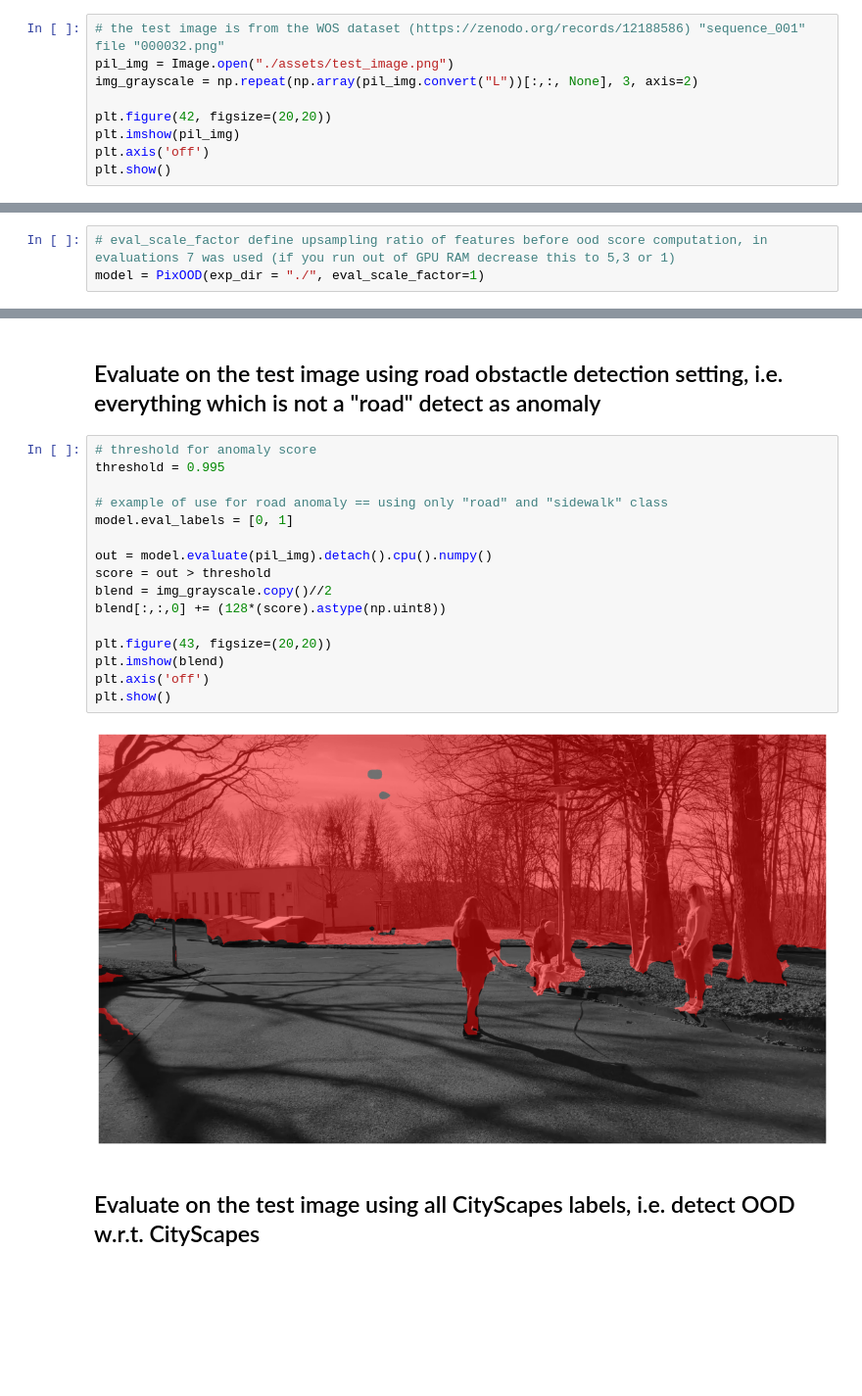
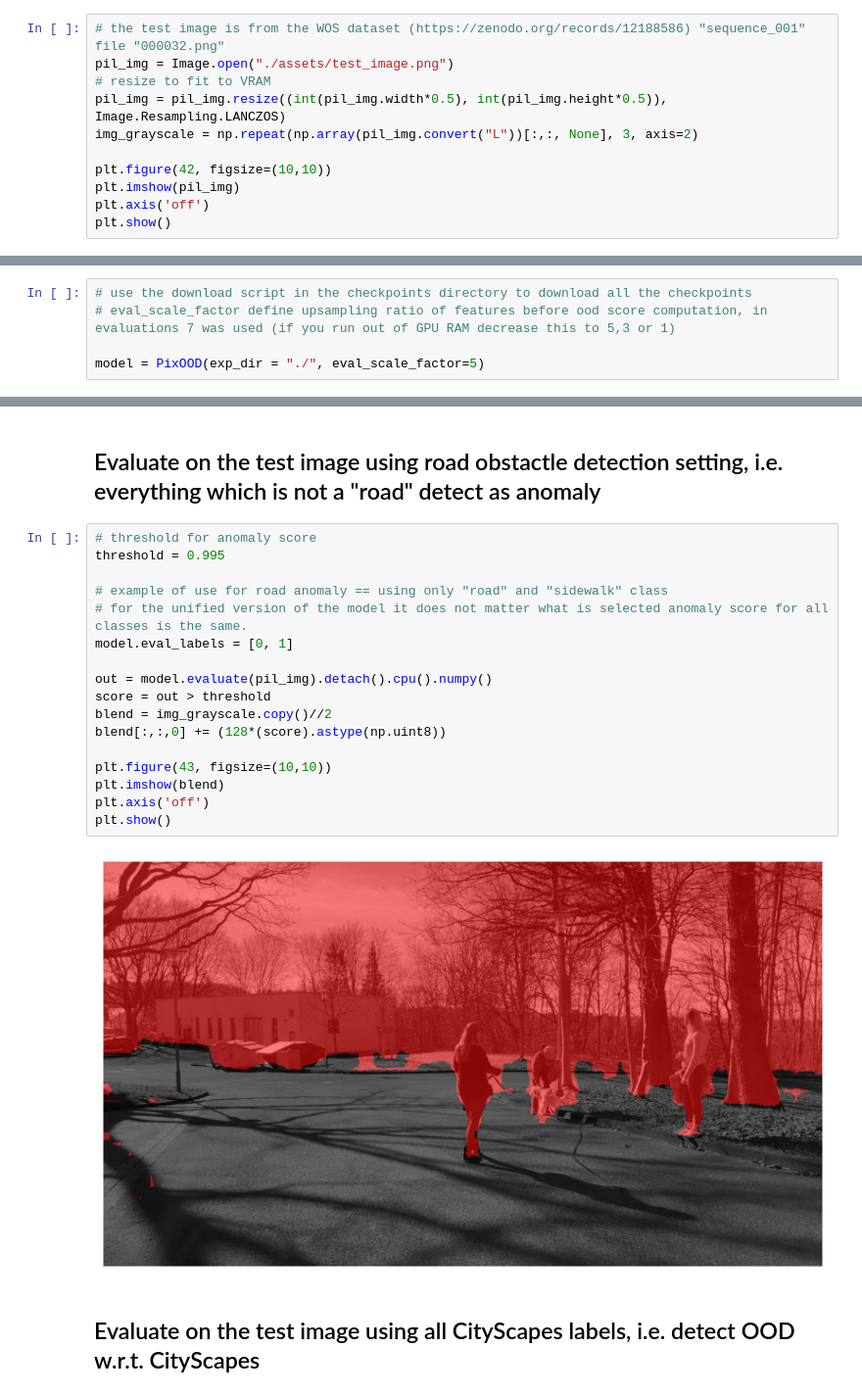
Before and after one commit to vojirt/PixOOD, a Jupyter notebook: example.ipynb, the cells around one changed output, grey strips where cells are left out. Shown at 98% size. Drawn from its saved outputs; the diff is of its cells as text; blank space fills up the shorter version.

```diff
--- a/example.ipynb
+++ b/example.ipynb
@@ -9,9 +9,11 @@ from pixood import PixOOD
 # %%
 # the test image is from the WOS dataset (https://zenodo.org/records/12188586) "sequence_001" file "000032.png"
 pil_img = Image.open("./assets/test_image.png")
+# resize to fit to VRAM
+pil_img = pil_img.resize((int(pil_img.width*0.5), int(pil_img.height*0.5)), Image.Resampling.LANCZOS)
 img_grayscale = np.repeat(np.array(pil_img.convert("L"))[:,:, None], 3, axis=2)
 
-plt.figure(42, figsize=(20,20))
+plt.figure(42, figsize=(10,10))
 plt.imshow(pil_img)
 plt.axis('off')
 plt.show()
@@ -20,5 +22,7 @@ plt.show()
 # %% [markdown]
 ## Download checkpoints and initialize the PixOOD method
 # %%
+# use the download script in the checkpoints directory to download all the checkpoints
 # eval_scale_factor define upsampling ratio of features before ood score computation, in evaluations 7 was used (if you run out of GPU RAM decrease this to 5,3 or 1)
-model = PixOOD(exp_dir = "./", eval_scale_factor=1)
+
+model = PixOOD(exp_dir = "./", eval_scale_factor=5)
@@ -44,21 +31,22 @@ Using emb scale factor 1
 # %%
 # threshold for anomaly score
 threshold = 0.995
 
 # example of use for road anomaly == using only "road" and "sidewalk" class
+# for the unified version of the model it does not matter what is selected anomaly score for all classes is the same.
 model.eval_labels = [0, 1]
 
 out = model.evaluate(pil_img).detach().cpu().numpy()
 score = out > threshold
 blend = img_grayscale.copy()//2
 blend[:,:,0] += (128*(score).astype(np.uint8))
 
-plt.figure(43, figsize=(20,20))
+plt.figure(43, figsize=(10,10))
 plt.imshow(blend)
 plt.axis('off')
 plt.show()
 # %% [output]
-[figure, old version]
+[figure, new version]
 # %% [markdown]
 ## Evaluate on the test image using all CityScapes labels, i.e. detect OOD w.r.t. CityScapes
 # %%
```
Also changed, not shown: parts of 6 cells of this notebook, 6 other files.
